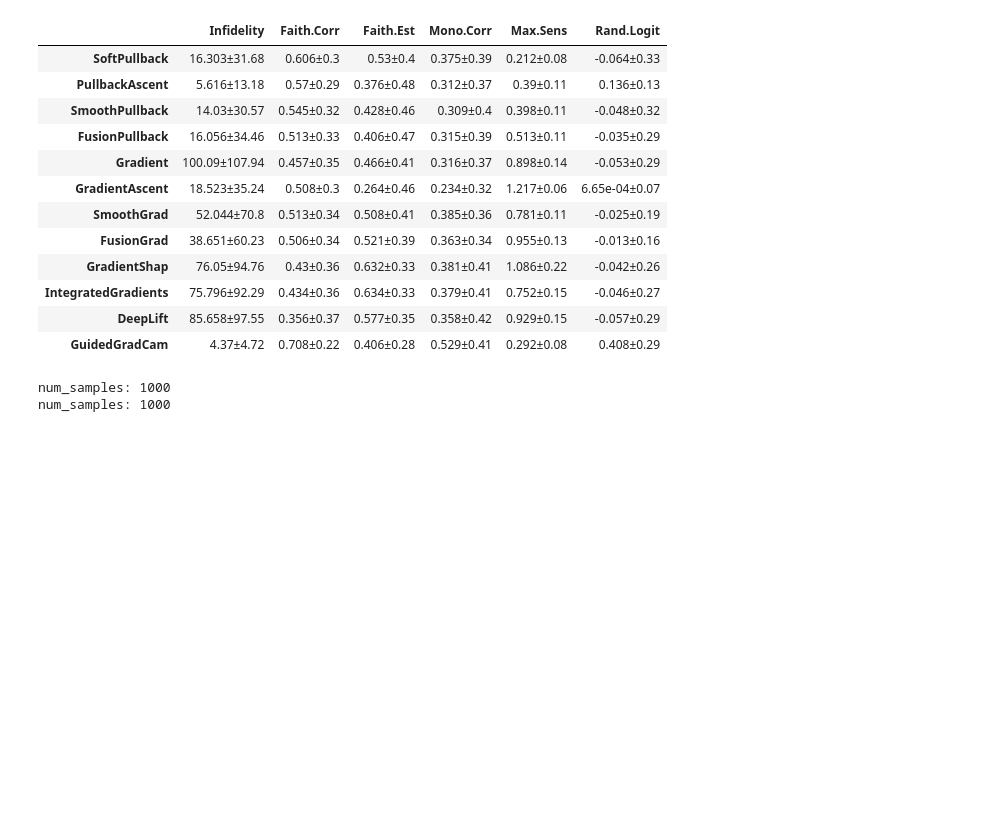
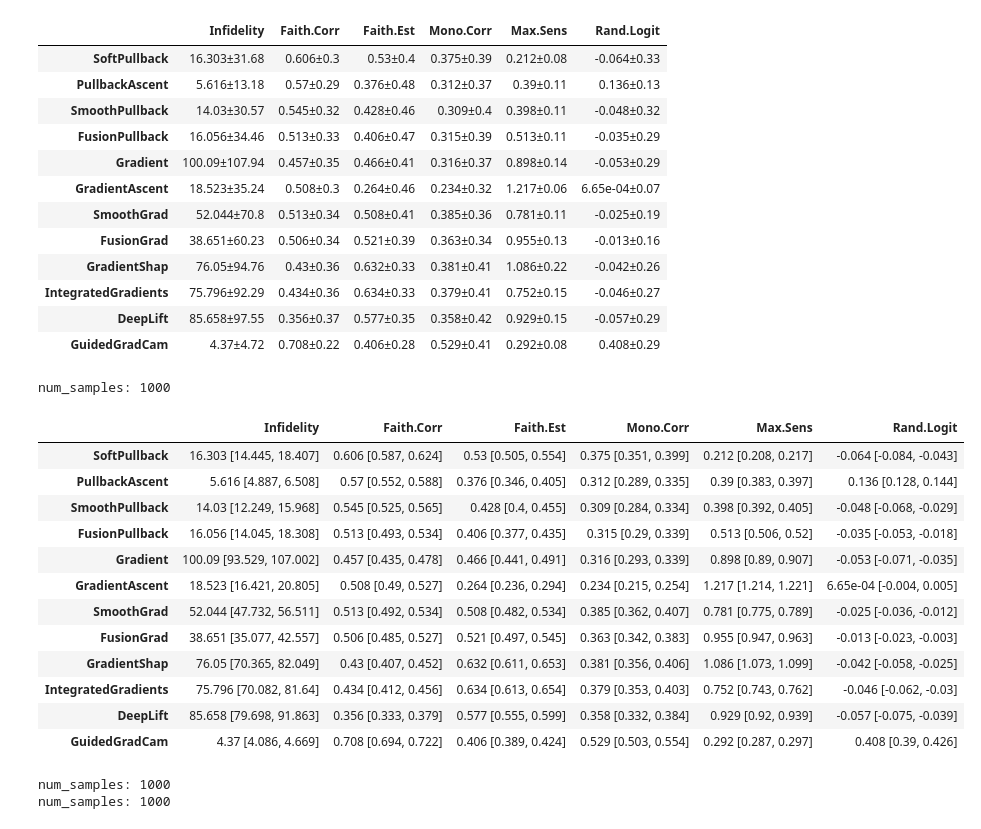
Before and after one commit to 314-Foundation/SemanticPullbacks, a Jupyter notebook: notebooks/verify_results.ipynb, the cells around one changed output. Cells and saved outputs as stored; diff of their text form; code cells hidden in the pictures; blank space fills up the shorter version.

```diff
--- a/notebooks/verify_results.ipynb
+++ b/notebooks/verify_results.ipynb
@@ -44,7 +44,15 @@ def merge_with_priority(df_big, df_small, key_col="Faith.Corr"):
     result[key_col] = df_small[key_col]
     return result
 
-def process_df(df_path, precision=3):
+def process_df(
+    df_path,
+    precision=3,
+    uncertainty="std",
+    confidence_level=0.95,
+    bootstrap_resamples=10_000,
+    bootstrap_seed=314,
+):
+    """Use uncertainty='bootstrap_ci' to report mean [95% CI] instead of mean±std."""
     selected_columns = list(short_metrics_map.keys())
 
     df = QuantusEvaluator.load_results(df_path)
@@ -57,7 +65,14 @@ def process_df(df_path, precision=3):
 
     print("num_samples:", len(df.iloc[0].iloc[0]))
 
-    df = QuantusEvaluator.summarize_results(df, precision=precision)
+    df = QuantusEvaluator.summarize_results(
+        df,
+        precision=precision,
+        uncertainty=uncertainty,
+        confidence_level=confidence_level,
+        bootstrap_resamples=bootstrap_resamples,
+        bootstrap_seed=bootstrap_seed,
+    )
     return df
 # %%
 vgg_df = process_df("results/quantus_vgg_fc_nips_20_50_vgg11_bn")
@@ -78,6 +93,25 @@ num_samples: 1000
 | IntegratedGradients | 75.796±92.29 | 0.434±0.36 | 0.634±0.33 | 0.379±0.41 | 0.752±0.15 | -0.046±0.27 |
 | DeepLift | 85.658±97.55 | 0.356±0.37 | 0.577±0.35 | 0.358±0.42 | 0.929±0.15 | -0.057±0.29 |
 | GuidedGradCam | 4.37±4.72 | 0.708±0.22 | 0.406±0.28 | 0.529±0.41 | 0.292±0.08 | 0.408±0.29 |
+# %%
+vgg_df = process_df("results/quantus_vgg_fc_nips_20_50_vgg11_bn", uncertainty="bootstrap_ci")
+vgg_df.to_csv('results/vgg_df_20_50.csv', index=True)
+vgg_df
+# %% [output]
+num_samples: 1000
+|  | Infidelity | Faith.Corr | Faith.Est | Mono.Corr | Max.Sens | Rand.Logit |
+| SoftPullback | 16.303 [14.445, 18.407] | 0.606 [0.587, 0.624] | 0.53 [0.505, 0.554] | 0.375 [0.351, 0.399] | 0.212 [0.208, 0.217] | -0.064 [-0.084, -0.043] |
+| PullbackAscent | 5.616 [4.887, 6.508] | 0.57 [0.552, 0.588] | 0.376 [0.346, 0.405] | 0.312 [0.289, 0.335] | 0.39 [0.383, 0.397] | 0.136 [0.128, 0.144] |
+| SmoothPullback | 14.03 [12.249, 15.968] | 0.545 [0.525, 0.565] | 0.428 [0.4, 0.455] | 0.309 [0.284, 0.334] | 0.398 [0.392, 0.405] | -0.048 [-0.068, -0.029] |
+| FusionPullback | 16.056 [14.045, 18.308] | 0.513 [0.493, 0.534] | 0.406 [0.377, 0.435] | 0.315 [0.29, 0.339] | 0.513 [0.506, 0.52] | -0.035 [-0.053, -0.018] |
+| Gradient | 100.09 [93.529, 107.002] | 0.457 [0.435, 0.478] | 0.466 [0.441, 0.491] | 0.316 [0.293, 0.339] | 0.898 [0.89, 0.907] | -0.053 [-0.071, -0.035] |
+| GradientAscent | 18.523 [16.421, 20.805] | 0.508 [0.49, 0.527] | 0.264 [0.236, 0.294] | 0.234 [0.215, 0.254] | 1.217 [1.214, 1.221] | 6.65e-04 [-0.004, 0.005] |
+| SmoothGrad | 52.044 [47.732, 56.511] | 0.513 [0.492, 0.534] | 0.508 [0.482, 0.534] | 0.385 [0.362, 0.407] | 0.781 [0.775, 0.789] | -0.025 [-0.036, -0.012] |
+| FusionGrad | 38.651 [35.077, 42.557] | 0.506 [0.485, 0.527] | 0.521 [0.497, 0.545] | 0.363 [0.342, 0.383] | 0.955 [0.947, 0.963] | -0.013 [-0.023, -0.003] |
+| GradientShap | 76.05 [70.365, 82.049] | 0.43 [0.407, 0.452] | 0.632 [0.611, 0.653] | 0.381 [0.356, 0.406] | 1.086 [1.073, 1.099] | -0.042 [-0.058, -0.025] |
+| IntegratedGradients | 75.796 [70.082, 81.64] | 0.434 [0.412, 0.456] | 0.634 [0.613, 0.654] | 0.379 [0.353, 0.403] | 0.752 [0.743, 0.762] | -0.046 [-0.062, -0.03] |
+| DeepLift | 85.658 [79.698, 91.863] | 0.356 [0.333, 0.379] | 0.577 [0.555, 0.599] | 0.358 [0.332, 0.384] | 0.929 [0.92, 0.939] | -0.057 [-0.075, -0.039] |
+| GuidedGradCam | 4.37 [4.086, 4.669] | 0.708 [0.694, 0.722] | 0.406 [0.389, 0.424] | 0.529 [0.503, 0.554] | 0.292 [0.287, 0.297] | 0.408 [0.39, 0.426] |
 # %%
 pvt_df_fc = process_df("results/quantus_pvt_fc_nips_20_50_pvt_v2_b1")
 pvt_df = process_df("results/quantus_pvt_it_nips_20_50_pvt_v2_b1")
```
Also changed, not shown: parts of 5 cells of this notebook, 4 other files.
